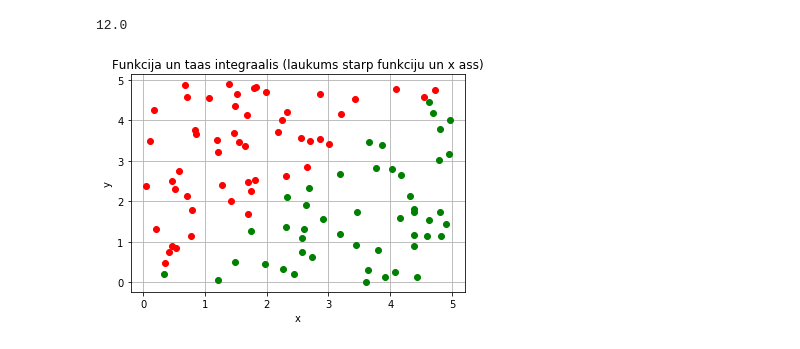
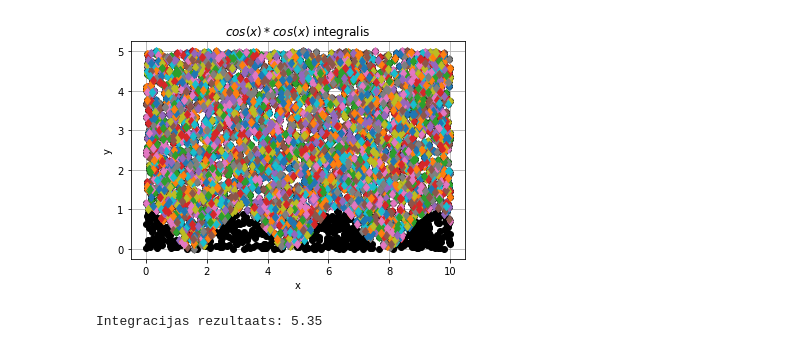
Before and after one commit to 181REB283/RTR105, a Jupyter notebook: Untitled.ipynb, the cells around one changed output. Cells and saved outputs as stored; diff of their text form; code cells hidden in the pictures.

```diff
--- a/Untitled.ipynb
+++ b/Untitled.ipynb
@@ -3,62 +188,38 @@ a = 10
 # %%
-import sys
-sys.path.append('/usr/local/anaconda3/lib/python3.6/site-packages')
-
-# N vienmieriigi sadaliiti gadiijuma skaitlji
-# N uniformly distributed random numbers
-
-from numpy import random
-#print(random.__doc__)
-#print(random.uniform.__doc__)
-
-N = 100
-a = 0
-b = 5
-
-#pseido-gadiijuma skaitlju generatora grauds
-#random.seed(1)
-
-x = random.uniform(a,b,N)
-#x = random.normal(a,b,N)
-
-'''
-k = [0, 0, 0, 0, 0]
-for i in range(N):
-    if x[i] < 1:
-        k[0] = k[0] + 1
-    elif x[i] < 2:
-        k[1] = k[1] + 1
-    elif x[i] < 3:
-        k[2] = k[2] + 1
-    elif x[i] < 4:
-        k[3] = k[3] + 1
-    else:
-        k[4] = k[4] + 1
-print(k)
-'''
-
-y = random.uniform(a,b,N)
+from numpy import random, cos
 
 from matplotlib import pyplot as plt
+
+N = 5000
+
+a = 0
+b = 10
+b1 = 5
+
+x = random.uniform(a, b, N)
+y = random.uniform(a, b1, N)
+
 plt.grid()
 plt.xlabel('x')
 plt.ylabel('y')
-plt.title('Funkcija un taas integraalis (laukums starp funkciju un x ass)')
-#nav jeegas ziimeet shaadi plt.plot(x,y)
-#plt.plot(x,y,'ko')
+
+plt.title('$cos(x)*cos(x)$ integralis')
+
+plt.plot(x, y, 'ko')
+
 N1 = 0
+
 for i in range(N):
-    if y[i] < x[i]:
-        plt.plot(x[i],y[i],'go')
+    if y[i] < cos(x[i])*cos(x[i]):
+        plt.plot(x[i], y[i], 'r')
         N1 = N1 + 1
     else:
-        plt.plot(x[i],y[i],'ro')
+        plt.plot(x[i], y[i], 'd')
+plt.show()
 
-S_zinaamais = (b-a) * (b-a)
-S_nezinaamais = 1. * S_zinaamais * N1 / N
-print(S_nezinaamais)
-
-plt.show()
+S = (b - a) * (b1 - a)
+new = float(S * N1 / N)
+print("Integracijas rezultaats:", new)
 # %% [output]
+[figure, new version]
-12.0
+Integracijas rezultaats: 5.35
-[figure, old version]
```
Also changed, not shown: parts of 5 cells of this notebook.
